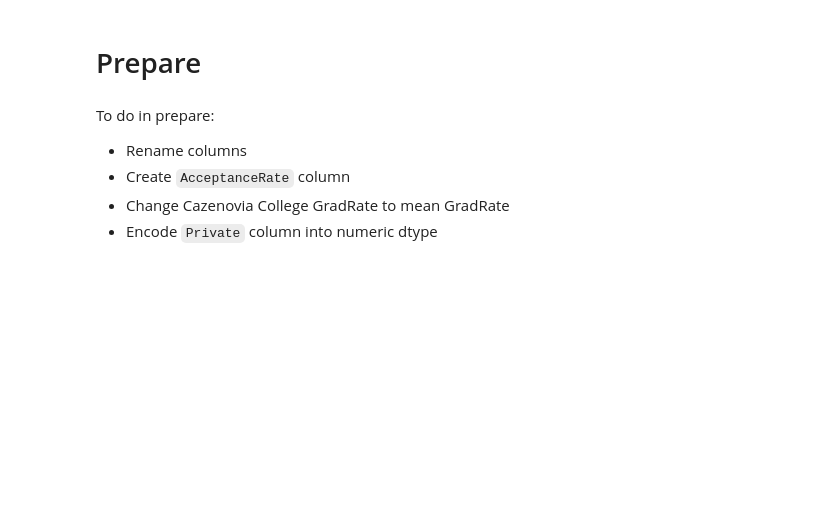
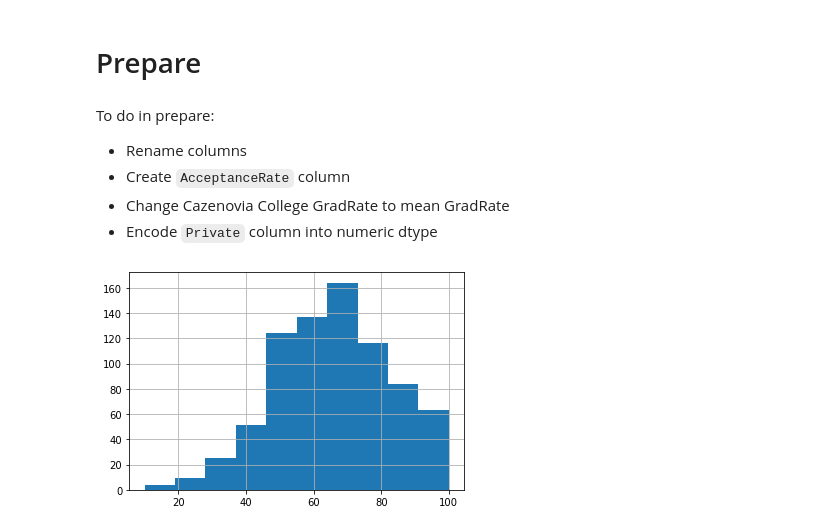
Before and after one commit to christophermayorga/individual-project, a Jupyter notebook: Final_Notebook.ipynb, the cells around one changed output. Saved outputs shown, nothing was run; the diff lists cells and outputs as text; code cells hidden in the pictures; blank space fills up the shorter version.

```diff
--- a/Final_Notebook.ipynb
+++ b/Final_Notebook.ipynb
@@ -212,2 +219,7 @@ from Prepare import clean_college_data, train_validate_test
 # %%
 df = clean_college_data(df)
+# %%
+df.GradRate.hist()
+plt.show()
+# %% [output]
+[figure, added]
```
Also changed, not shown: parts of 75 cells of this notebook, 1 other file.
